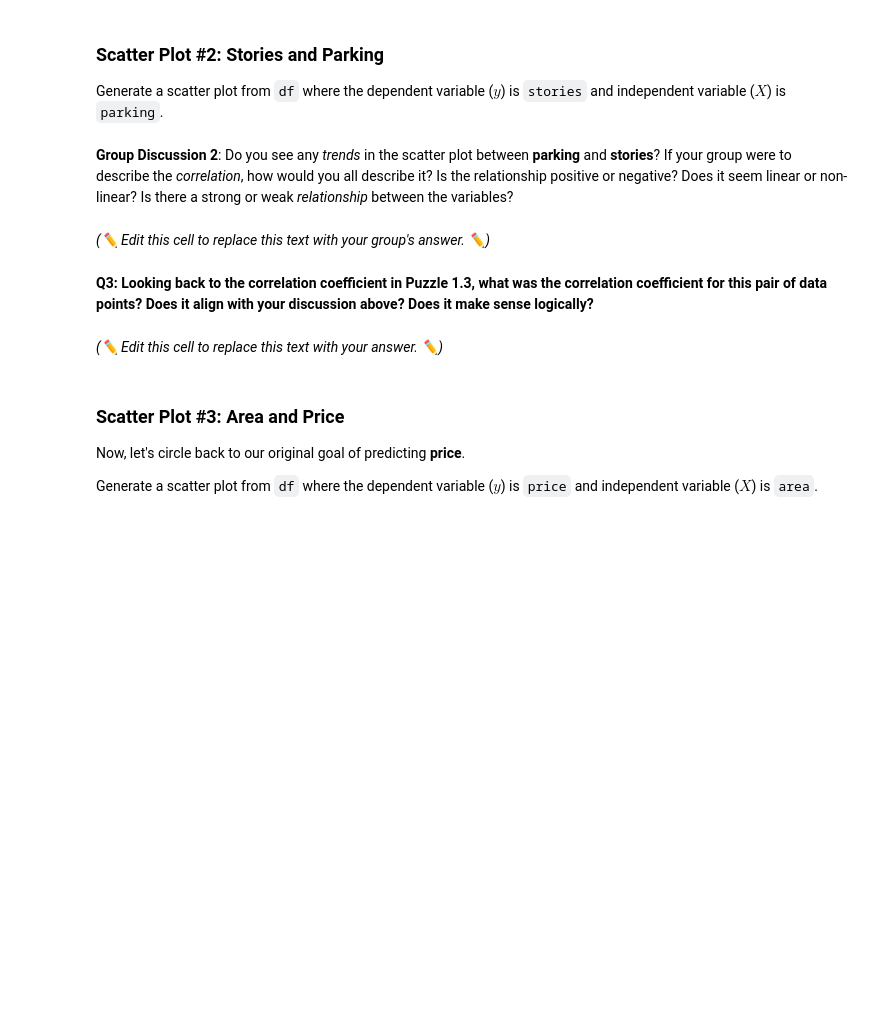
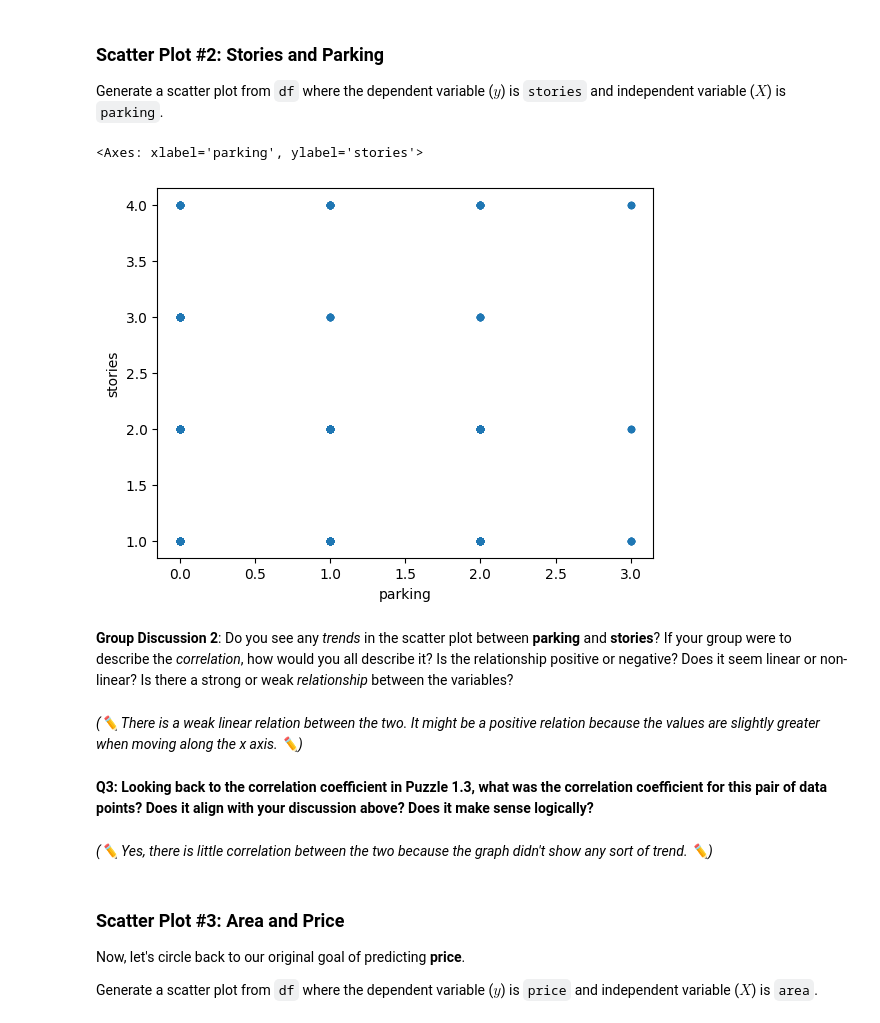
Before and after one commit to jonathan-cky/STAT107, a Jupyter notebook: lab_regression/lab_regression.ipynb, the cells around one changed output. Drawn from its saved outputs; the diff is of its cells as text; code cells hidden in the pictures; blank space fills up the shorter version.

```diff
--- a/lab_regression/lab_regression.ipynb
+++ b/lab_regression/lab_regression.ipynb
@@ -167,12 +211,17 @@ Generate a scatter plot from `df` where the dependent variable ($y$) is `stories
+# %%
+df.plot.scatter(x = "parking", y = "stories")
+# %% [output]
+<Axes: xlabel='parking', ylabel='stories'>
+[figure, added]
 # %% [markdown]
 **Group Discussion 2**: Do you see any *trends* in the scatter plot between **parking** and **stories**? If your group were to describe the *correlation*, how would you all describe it?
 Is the relationship positive or negative? Does it seem linear or non-linear? Is there a strong or weak *relationship* between the variables?
-# %% [markdown]
-*(✏️ Edit this cell to replace this text with your group's answer. ✏️)*
+# %% [markdown]
+*(✏️ There is a weak linear relation between the two. It might be a positive relation because the values are slightly greater when moving along the x axis. ✏️)*
 # %% [markdown]
 **Q3: Looking back to the correlation coefficient in Puzzle 1.3, what was the correlation coefficient for this pair of data points? Does it align with your discussion above? Does it make sense logically?**
-# %% [markdown]
-*(✏️ Edit this cell to replace this text with your answer. ✏️)*
+# %% [markdown]
+*(✏️ Yes, there is little correlation between the two because the graph didn't show any sort of trend. ✏️)*
 # %% [markdown]
 ### Scatter Plot #3: Area and Price
 Now, let's circle back to our original goal of predicting **price**.
```
Also changed, not shown: parts of 50 cells of this notebook.
